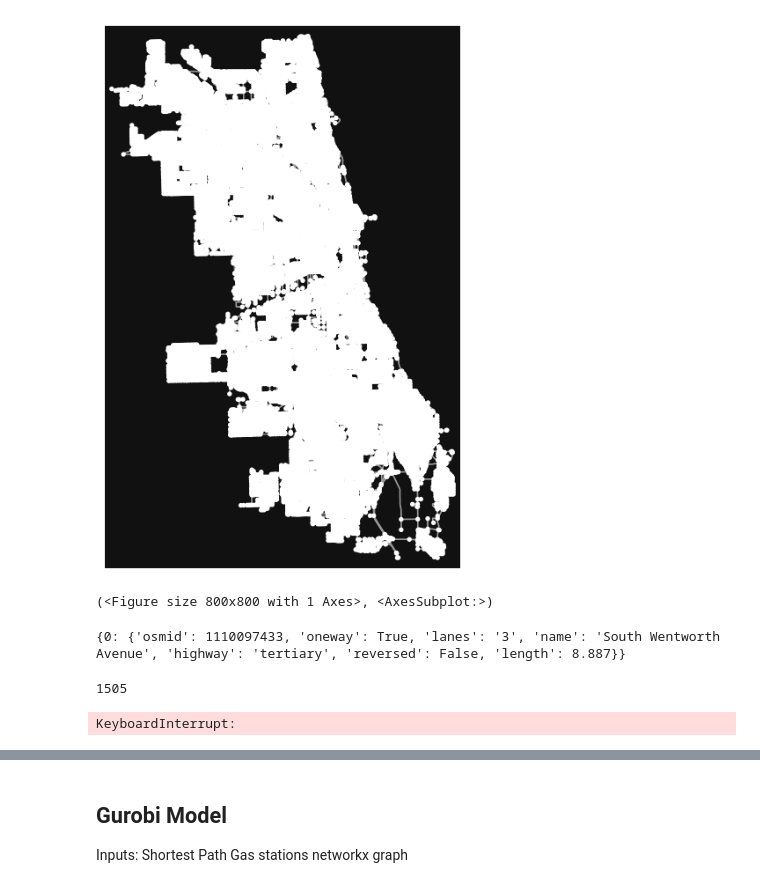
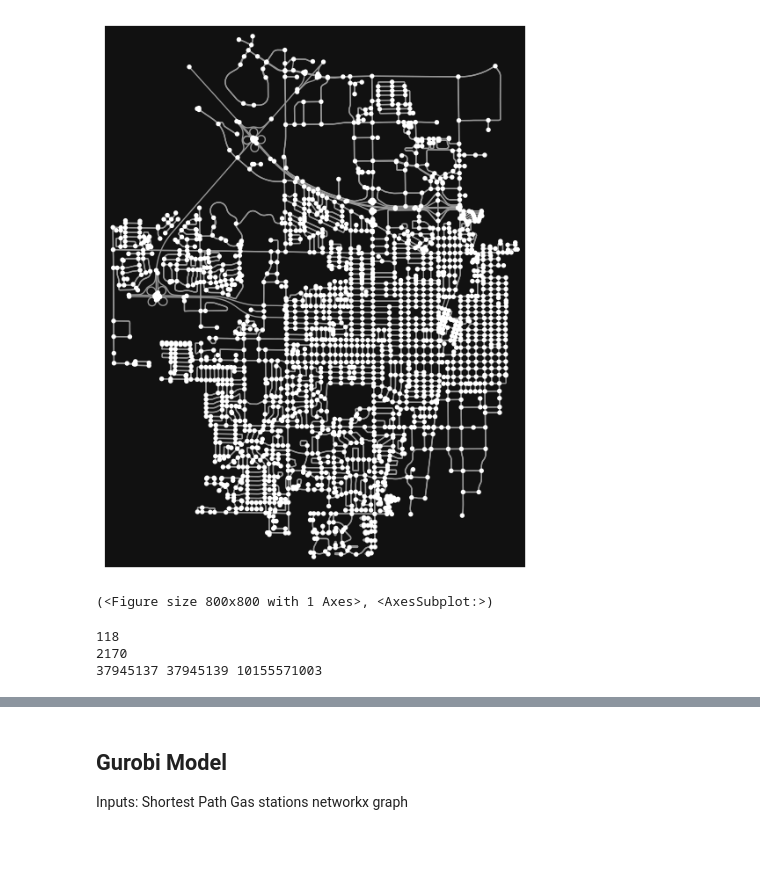
Before and after one commit to samiran-kawtikwar/Optimum-refueling, a Jupyter notebook: refuel.ipynb, the cells around one changed output, grey strips where cells are left out. Drawn from its saved outputs; the diff is of its cells as text; code cells hidden in the pictures; blank space fills up the shorter version.

```diff
--- a/refuel.ipynb
+++ b/refuel.ipynb
@@ -6,24 +8,31 @@ import numpy as np
 # %%
-place_name = 'Chicago, USA'
+place_name = 'Champaign, IL, USA'
 G = ox.graph_from_place(place_name, network_type='drive')
 ox.plot_graph(G)
 # %% [output]
-[figure, old version]
+[figure, new version]
 (<Figure size 800x800 with 1 Axes>, <AxesSubplot:>)
-# %%
-print(G[10155432708][10155432706])
-# %% [output]
-{0: {'osmid': 1110097433, 'oneway': True, 'lanes': '3', 'name': 'South Wentworth Avenue', 'highway': 'tertiary', 'reversed': False, 'length': 8.887}}
-# %%
-gas_stations=[]
-for i in G.nodes():
-    if np.random.rand() < 0.05:
-        gas_stations.append(i)
-print(len(gas_stations))
-# %% [output]
-1505
-# %%
-pos=nx.spring_layout(G)
-nx.draw_networkx_nodes(G,pos,nodelist=G.nodes(data=False))
-# %% [output]
-KeyboardInterrupt:
+# %%
+gas_stations=[]
+color=[]
+label_list={}
+for i in G.nodes():
+    if i == 6564045080:
+        color.extend(['k'])
+    elif i == 38093814.00:
+        color.extend(['k'])
+    else:
+        if np.random.rand() < 0.05:
+            gas_stations.append(i)
+            label_list[i]=str(i)
+            color.extend(['r'])
+        else:
+            color.extend(['b'])
+            label_list[i]=''
+print(len(gas_stations))
+print(len(G.nodes()))
+print(list(G.nodes())[0],list(G.nodes())[1],list(G.nodes())[len(G.nodes())-1])
+# %% [output]
+118
+2170
+37945137 37945139 10155571003
```
Also changed, not shown: parts of 7 cells of this notebook.
